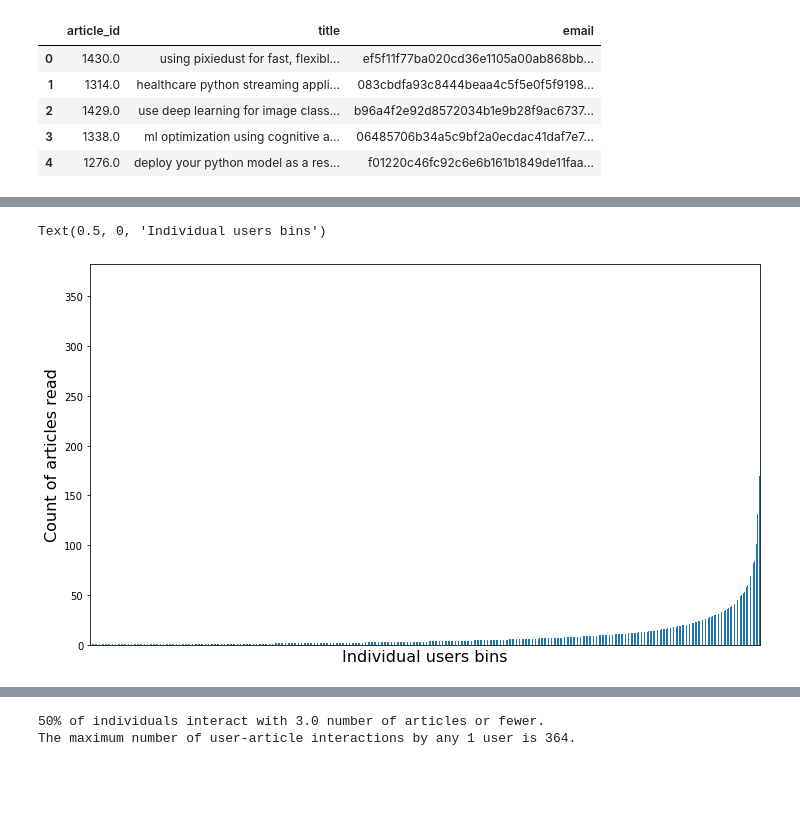
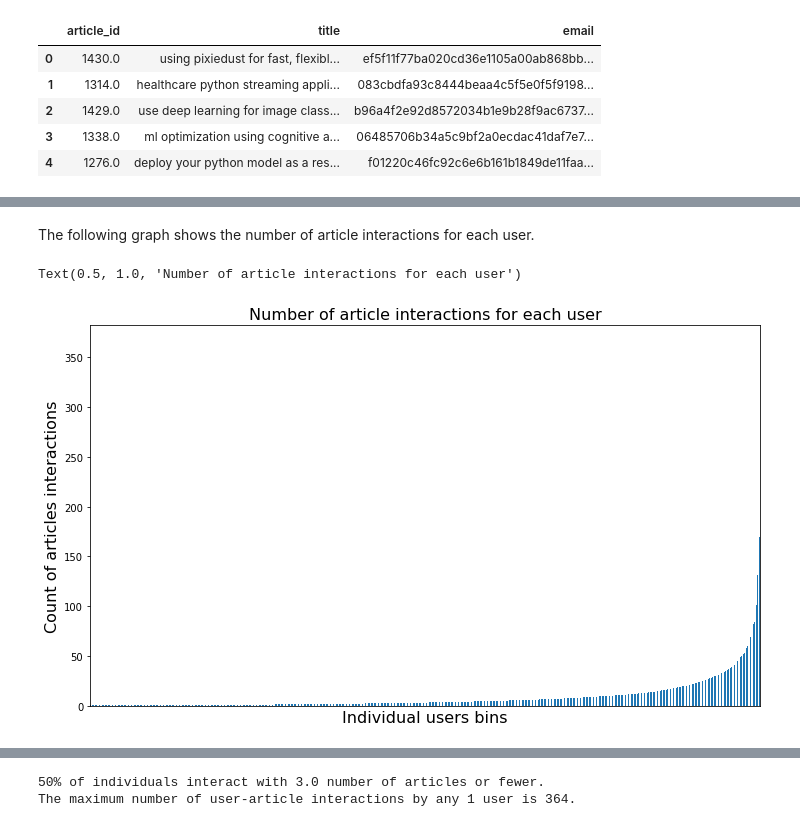
Before and after one commit to fertrevino/IBM_recommendation_engine, a Jupyter notebook: Recommendations_with_IBM.ipynb, the cells around one changed output, grey strips where cells are left out. Saved outputs shown, nothing was run; the diff lists cells and outputs as text; code cells hidden in the pictures; blank space fills up the shorter version.

```diff
--- a/Recommendations_with_IBM.ipynb
+++ b/Recommendations_with_IBM.ipynb
@@ -60,14 +60,21 @@ The number of articles recorded is: 1056
 | 2 | ☰ * Login\r\n * Sign Up\r\n\r\n *... | Here’s this week’s news in Data S... | This Week in Data Science (April ... | Live | 2 |
 | 3 | DATALAYER: HIGH THROUGHPUT, LOW L... | Learn how distributed DBs solve t... | DataLayer Conference: Boost the p... | Live | 3 |
 | 4 | Skip navigation Sign in SearchLoa... | This video demonstrates the power... | Analyze NY Restaurant data using ... | Live | 4 |
+# %% [markdown]
+The following graph shows the number of article interactions for each user.
+# %%
+#plot common variables
+font_size = 16
+fig_size = (12,7)
 # %%
-plt.figure(figsize=(12,7))
+plt.figure(figsize=fig_size)
 df_articles_read = df.groupby(['email'])['article_id'].count().sort_values()
 ax = df_articles_read.plot(kind='bar')
 ax.get_xaxis().set_ticks([])
 ax.set_xlabel(None)
-ax.set_ylabel('Count of articles read', fontsize=16)
-ax.set_xlabel('Individual users bins', fontsize=16)
+ax.set_ylabel('Count of articles interactions', fontsize=font_size)
+ax.set_xlabel('Individual users bins', fontsize=font_size)
+ax.set_title('Number of article interactions for each user', fontsize=font_size)
 # %% [output]
-Text(0.5, 0, 'Individual users bins')
+Text(0.5, 1.0, 'Number of article interactions for each user')
-[figure, old version]
+[figure, new version]
```
Also changed, not shown: parts of 2 cells of this notebook, 1 other file.
